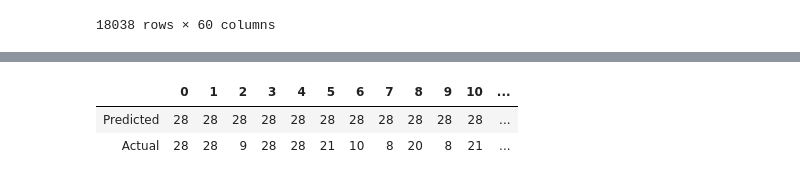
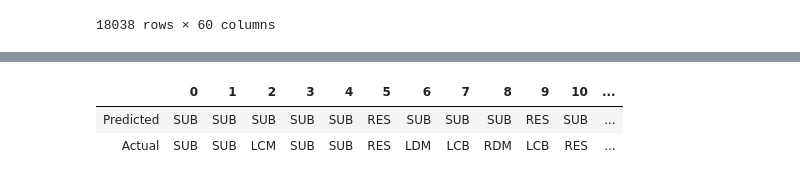
Before and after one commit to rakhadzaky/Fifa20_Position_Prediction, a Jupyter notebook: Machine Learning - Position Classification.ipynb, the cells around one changed output, grey strips where cells are left out. Saved outputs shown, nothing was run; the diff lists cells and outputs as text; code cells hidden in the pictures.

```diff
--- a/Machine Learning - Position Classification.ipynb
+++ b/Machine Learning - Position Classification.ipynb
@@ -109,7 +110,8 @@ cb  =  1996
 rcb  =  1996
 rb  =  1996
 # %%
-#Replace Null Value for all integer type column to zero
+#Replace Null Value
+
 coloumns = [
     'dribbling',
     'pace',
@@ -123,6 +125,9 @@ coloumns = [
     'gk_reflexes',
     'gk_speed',
     'gk_positioning',
+]
+
+str_columns = [
     'ls',
     'st',
     'rs',
@@ -148,12 +153,15 @@ coloumns = [
     'lcb',
     'cb',
     'rcb',
-    'rb',
+    'rb'
 ]
 
 for col in coloumns:
     df_p.loc[df_p[col].isnull(), col] = 0
 
+for col in str_columns:
+    df_p.loc[df_p[col].isnull(), col] = '0'
+
 for col in df_p.columns:
     if df_p[col].isnull().sum() > 0:
         print(col, ' = ', df_p[col].isnull().sum())
@@ -240,11 +248,10 @@ df_p
 # %%
 b_fit = df_p.team_position.unique()
 # %%
-#Replace categorical value with number that can be computed
 le = LabelEncoder()
 df_p['preferred_foot'] = le.fit_transform(df_p['preferred_foot'])
 df_p['work_rate'] = le.fit_transform(df_p['work_rate'])
-df_p['team_position'] = le.fit_transform(df_p['team_position'])
+# df_p['team_position'] = le.fit_transform(df_p['team_position'])
 # %%
 a_fit = df_p.team_position.unique()
 # %%
@@ -291,3 +286,6 @@ X_le = df_p.drop('team_position', axis=1)
 X_le = X_le.drop('short_name', axis=1)
 y = df_p['team_position']
 X_train, X_test, y_train, y_test = train_test_split(X_le, y, test_size=0.25, random_state=0)
+# %%
+sm = SMOTE(random_state = 2)
+X_train_res, y_train_res = sm.fit_sample(X_train, y_train.ravel())
@@ -335,6 +359,5 @@ weighted avg       0.31      0.46      0.34      4510
 # %%
-#Random Forest Model
-rf = RandomForestClassifier().fit(X_train, y_train)
+rf = RandomForestClassifier().fit(X_train_res, y_train_res)
 report.metrics(rf)
 # %% [output]
 Accuracy score:
@@ -401,10 +429,9 @@ weighted avg       0.24      0.44      0.28      4510
 # %%
-#Print Decision Tree Model that has higher accuracy
-y_pred = dt.predict(X_test)
+y_pred = rf.predict(X_test)
 hasil = [y_pred, y_test]
 df_hasil = pd.DataFrame(hasil, index=['Predicted','Actual'])
 df_hasil
 # %% [output]
 |  | 0 | 1 | 2 | 3 | 4 | 5 | 6 | 7 | 8 | 9 | 10 | ... |
-| Predicted | 28 | 28 | 28 | 28 | 28 | 28 | 28 | 28 | 28 | 28 | 28 | ... |
-| Actual | 28 | 28 | 9 | 28 | 28 | 21 | 10 | 8 | 20 | 8 | 21 | ... |
+| Predicted | SUB | SUB | SUB | SUB | SUB | RES | SUB | SUB | SUB | RES | SUB | ... |
+| Actual | SUB | SUB | LCM | SUB | SUB | RES | LDM | LCB | RDM | LCB | RES | ... |
```
Also changed, not shown: parts of 23 cells of this notebook.
